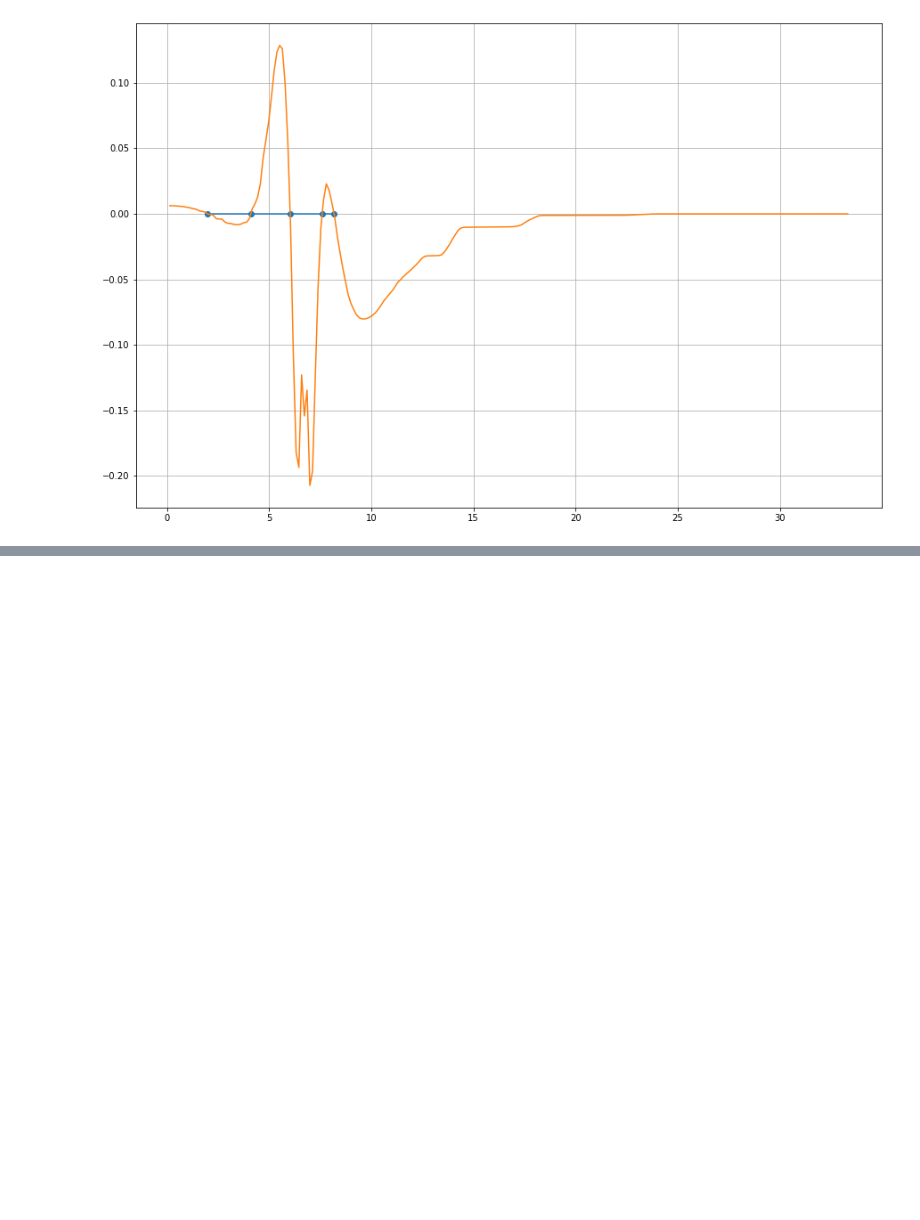
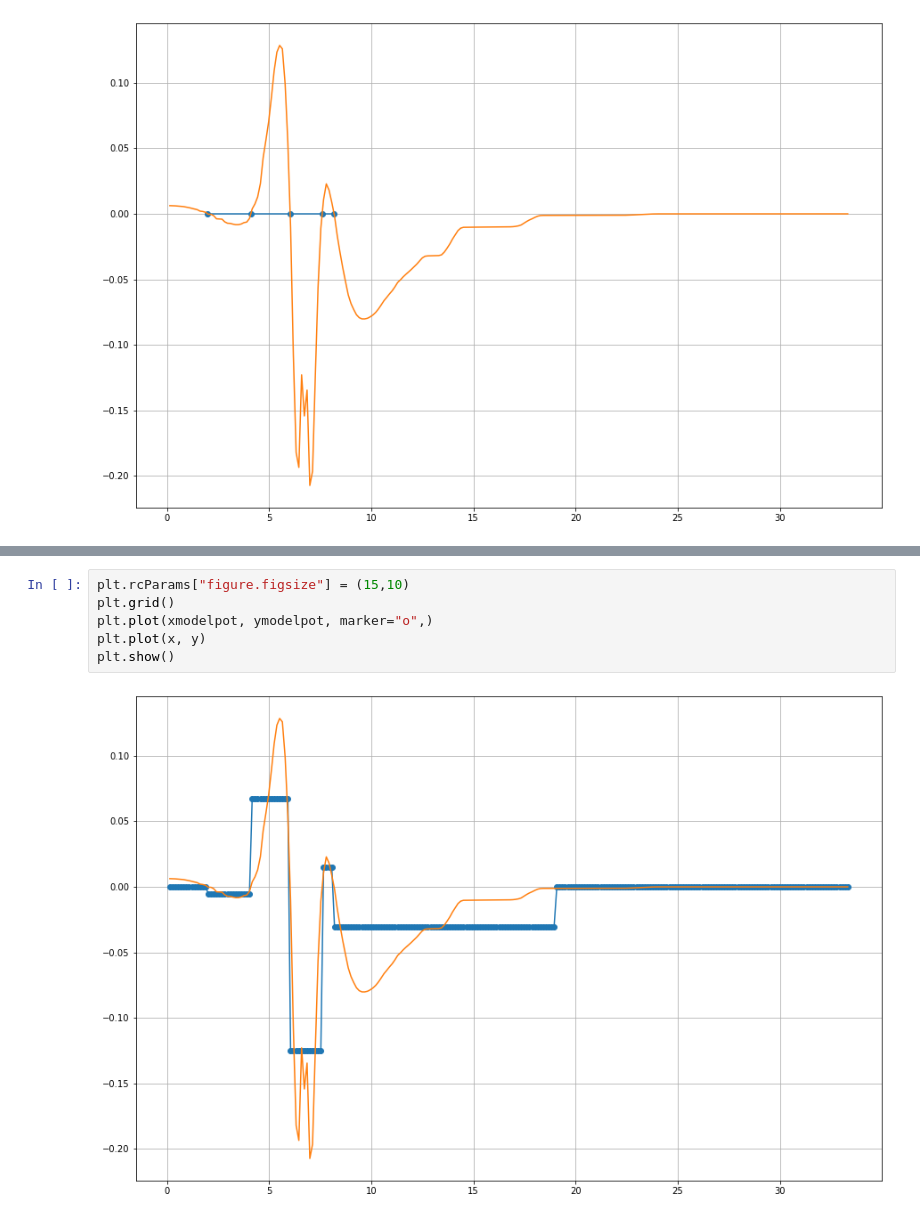
Before and after one commit to BERTHA-4c-DKS/pybertha, a Jupyter notebook: utils/generatestepspotential.ipynb, the cells around one changed output, grey strips where cells are left out. Saved outputs shown, nothing was run; the diff lists cells and outputs as text; blank space fills up the shorter version.

```diff
--- a/utils/generatestepspotential.ipynb
+++ b/utils/generatestepspotential.ipynb
@@ -30,0 +153,8 @@ plt.show()
+# %%
+plt.rcParams["figure.figsize"] = (15,10)
+plt.grid()
+plt.plot(xmodelpot, ymodelpot, marker="o",)
+plt.plot(x, y)
+plt.show()
+# %% [output]
+[figure, added]
```
Also changed, not shown: parts of 2 cells of this notebook.
